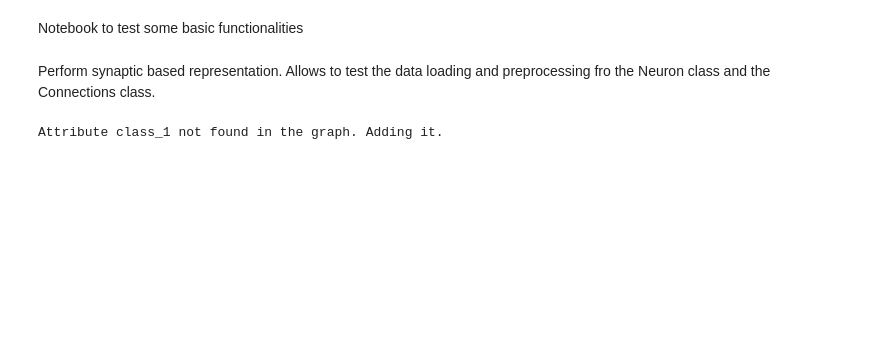
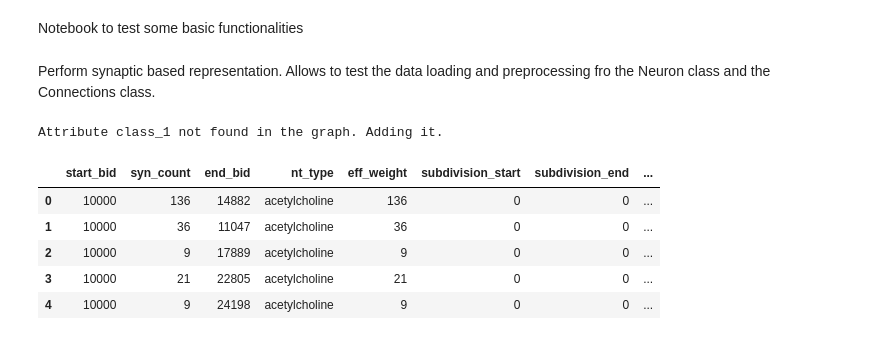
Before and after one commit to NeLy-EPFL/vnc_networks, a Jupyter notebook: scripts/examples/test.ipynb, the cells around one changed output. Drawn from its saved outputs; the diff is of its cells as text; code cells hidden in the pictures; blank space fills up the shorter version.

```diff
--- a/scripts/examples/test.ipynb
+++ b/scripts/examples/test.ipynb
@@ -39,3 +39,13 @@ from connections import Connections
 VNC = Connections()  # full VNC
 # %% [output]
 Attribute class_1 not found in the graph. Adding it.
+# %%
+df = VNC.get_dataframe()
+df.head()
+# %% [output]
+|  | start_bid | syn_count | end_bid | nt_type | eff_weight | subdivision_start | subdivision_end | ... |
+| 0 | 10000 | 136 | 14882 | acetylcholine | 136 | 0 | 0 | ... |
+| 1 | 10000 | 36 | 11047 | acetylcholine | 36 | 0 | 0 | ... |
+| 2 | 10000 | 9 | 17889 | acetylcholine | 9 | 0 | 0 | ... |
+| 3 | 10000 | 21 | 22805 | acetylcholine | 21 | 0 | 0 | ... |
+| 4 | 10000 | 9 | 24198 | acetylcholine | 9 | 0 | 0 | ... |
```
Also changed, not shown: parts of 2 cells of this notebook, 3 other files.
